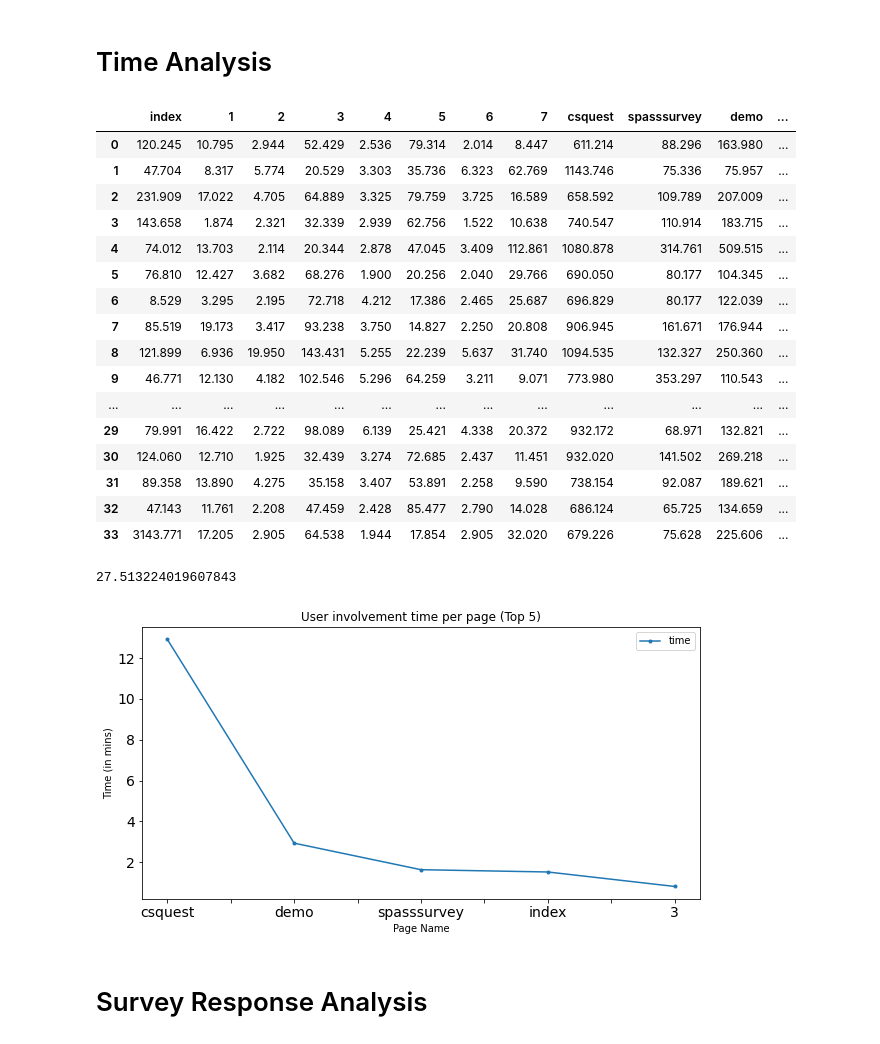
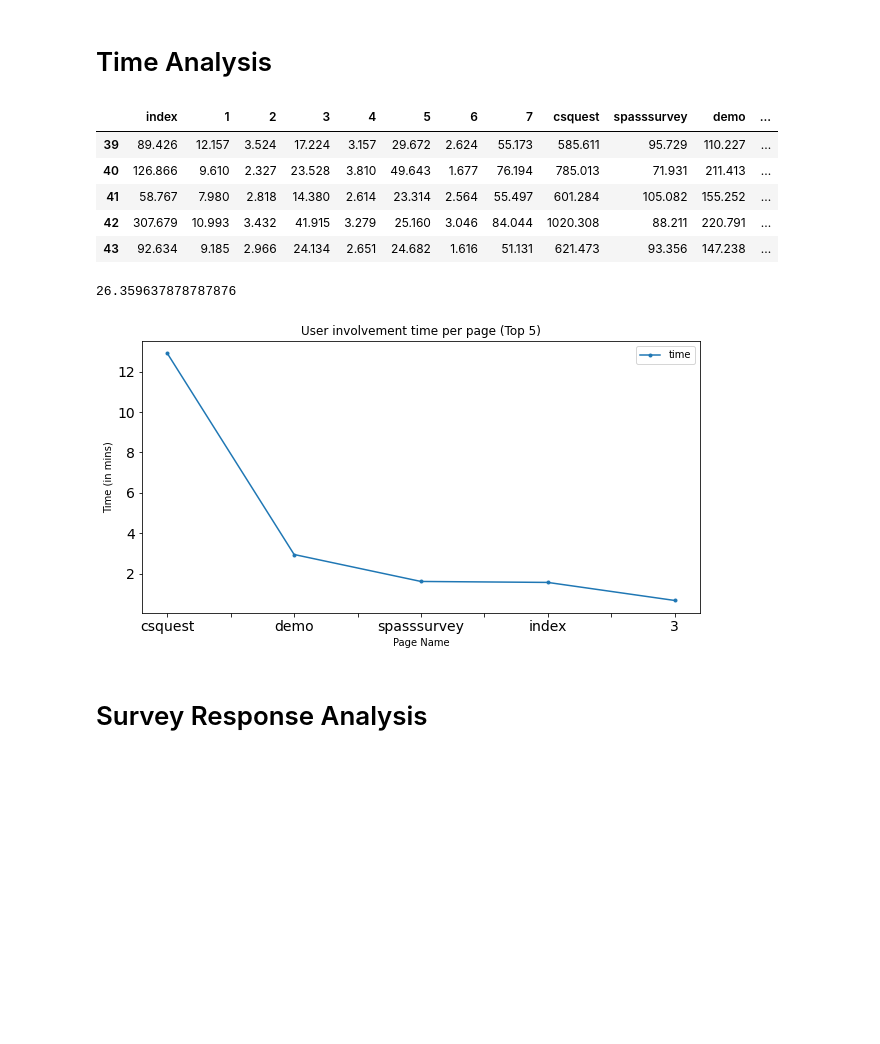
Before and after one commit to rizupaudel/designStudy, a Jupyter notebook: analysis/zall_analysis.ipynb, the cells around one changed output. Saved outputs shown, nothing was run; the diff lists cells and outputs as text; code cells hidden in the pictures; blank space fills up the shorter version.

```diff
--- a/analysis/zall_analysis.ipynb
+++ b/analysis/zall_analysis.ipynb
@@ -6,43 +4,32 @@ import json
 import matplotlib.pyplot as plt
 # %%
-survey_response, time_response = get_responses()
+fnames, survey_response, time_response = get_responses()
 # %% [markdown]
 # Time Analysis
 # %%
 page_time_df = pd.DataFrame(time_response)
 page_time_df = page_time_df.sort_index(axis=1, key=lambda x: x.astype(int))
 page_time_df = page_time_df.rename(page_map, axis=1)
 page_time_df['total (mins)'] = page_time_df.sum(axis=1)/60
-display(page_time_df)
+display(page_time_df.tail())
 display(page_time_df['total (mins)'].mean())
 
 
 # top 5 pages with higher time
 top5 = pd.DataFrame(columns=['page', 'time'])
 for i, data in page_time_df.median().div(60).sort_values(ascending=False).head(5).items():
     top5 = pd.concat([top5, pd.DataFrame([[i, data]], columns=top5.columns)])
 
 _ = top5.plot(x='page', y='time', figsize=(10, 5), xlabel="Page Name", ylabel="Time (in mins)", title="User involvement time per page (Top 5)", fontsize=14, style=".-")
 # %% [output]
 |  | index | 1 | 2 | 3 | 4 | 5 | 6 | 7 | csquest | spasssurvey | demo | ... |
-| 0 | 120.245 | 10.795 | 2.944 | 52.429 | 2.536 | 79.314 | 2.014 | 8.447 | 611.214 | 88.296 | 163.980 | ... |
-| 1 | 47.704 | 8.317 | 5.774 | 20.529 | 3.303 | 35.736 | 6.323 | 62.769 | 1143.746 | 75.336 | 75.957 | ... |
-| 2 | 231.909 | 17.022 | 4.705 | 64.889 | 3.325 | 79.759 | 3.725 | 16.589 | 658.592 | 109.789 | 207.009 | ... |
-| 3 | 143.658 | 1.874 | 2.321 | 32.339 | 2.939 | 62.756 | 1.522 | 10.638 | 740.547 | 110.914 | 183.715 | ... |
-| 4 | 74.012 | 13.703 | 2.114 | 20.344 | 2.878 | 47.045 | 3.409 | 112.861 | 1080.878 | 314.761 | 509.515 | ... |
-| 5 | 76.810 | 12.427 | 3.682 | 68.276 | 1.900 | 20.256 | 2.040 | 29.766 | 690.050 | 80.177 | 104.345 | ... |
-| 6 | 8.529 | 3.295 | 2.195 | 72.718 | 4.212 | 17.386 | 2.465 | 25.687 | 696.829 | 80.177 | 122.039 | ... |
-| 7 | 85.519 | 19.173 | 3.417 | 93.238 | 3.750 | 14.827 | 2.250 | 20.808 | 906.945 | 161.671 | 176.944 | ... |
-| 8 | 121.899 | 6.936 | 19.950 | 143.431 | 5.255 | 22.239 | 5.637 | 31.740 | 1094.535 | 132.327 | 250.360 | ... |
-| 9 | 46.771 | 12.130 | 4.182 | 102.546 | 5.296 | 64.259 | 3.211 | 9.071 | 773.980 | 353.297 | 110.543 | ... |
-| ... | ... | ... | ... | ... | ... | ... | ... | ... | ... | ... | ... | ... |
-| 29 | 79.991 | 16.422 | 2.722 | 98.089 | 6.139 | 25.421 | 4.338 | 20.372 | 932.172 | 68.971 | 132.821 | ... |
-| 30 | 124.060 | 12.710 | 1.925 | 32.439 | 3.274 | 72.685 | 2.437 | 11.451 | 932.020 | 141.502 | 269.218 | ... |
-| 31 | 89.358 | 13.890 | 4.275 | 35.158 | 3.407 | 53.891 | 2.258 | 9.590 | 738.154 | 92.087 | 189.621 | ... |
-| 32 | 47.143 | 11.761 | 2.208 | 47.459 | 2.428 | 85.477 | 2.790 | 14.028 | 686.124 | 65.725 | 134.659 | ... |
-| 33 | 3143.771 | 17.205 | 2.905 | 64.538 | 1.944 | 17.854 | 2.905 | 32.020 | 679.226 | 75.628 | 225.606 | ... |
+| 39 | 89.426 | 12.157 | 3.524 | 17.224 | 3.157 | 29.672 | 2.624 | 55.173 | 585.611 | 95.729 | 110.227 | ... |
+| 40 | 126.866 | 9.610 | 2.327 | 23.528 | 3.810 | 49.643 | 1.677 | 76.194 | 785.013 | 71.931 | 211.413 | ... |
+| 41 | 58.767 | 7.980 | 2.818 | 14.380 | 2.614 | 23.314 | 2.564 | 55.497 | 601.284 | 105.082 | 155.252 | ... |
+| 42 | 307.679 | 10.993 | 3.432 | 41.915 | 3.279 | 25.160 | 3.046 | 84.044 | 1020.308 | 88.211 | 220.791 | ... |
+| 43 | 92.634 | 9.185 | 2.966 | 24.134 | 2.651 | 24.682 | 1.616 | 51.131 | 621.473 | 93.356 | 147.238 | ... |
-27.513224019607843
+26.359637878787876
-[figure, old version]
+[figure, new version]
 # %% [markdown]
 # Survey Response Analysis
 # %%
```
Also changed, not shown: parts of 14 cells of this notebook, 18 other files.
